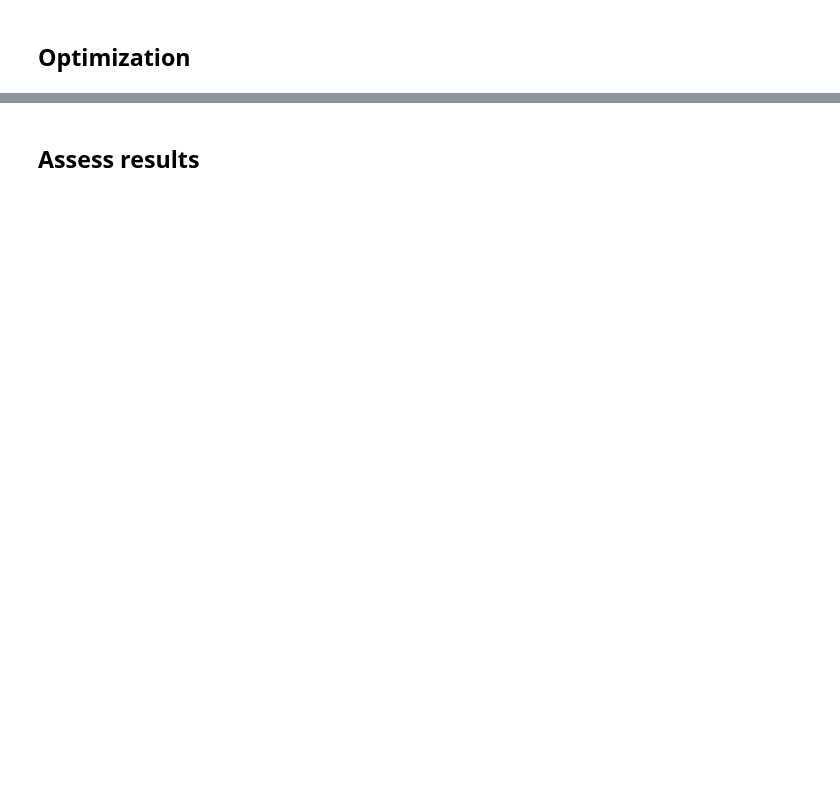
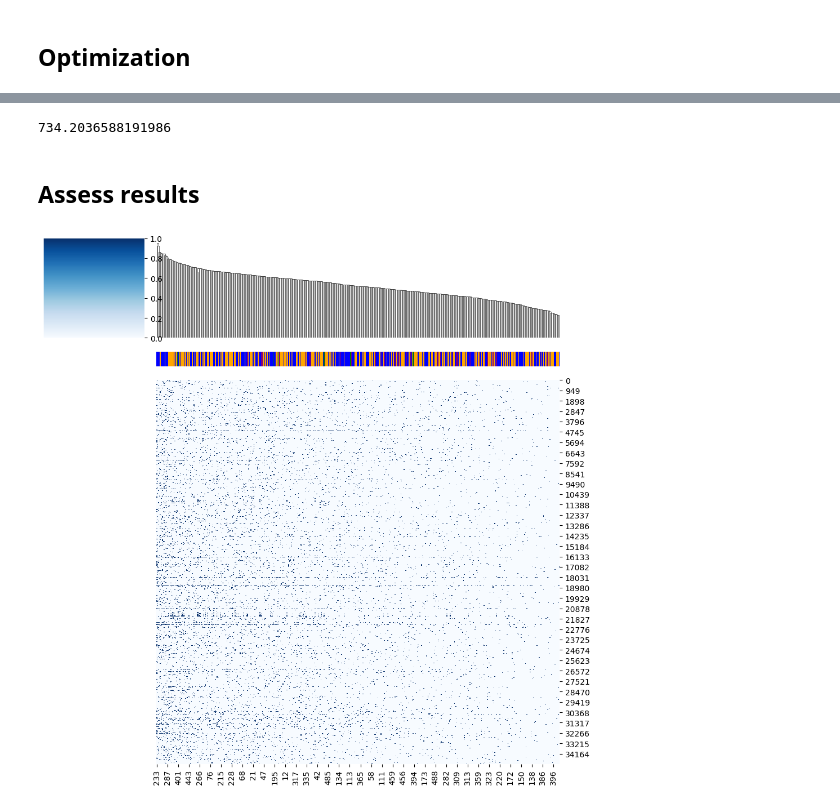
Before and after one commit to elena-buscaroli/snv_caller, a Jupyter notebook: binomial_lik/model_test.ipynb, the cells around one changed output, grey strips where cells are left out. Saved outputs shown, nothing was run; the diff lists cells and outputs as text; code cells hidden in the pictures; blank space fills up the shorter version.

```diff
--- a/binomial_lik/model_test.ipynb
+++ b/binomial_lik/model_test.ipynb
@@ -228,4 +160,4 @@ import numpy as np
 from torch.autograd.functional import hessian  # compute the hessian matrix
 # from scipy.special import gammaln  # to compute the binomial coefficient
 # %%
-device = torch.device("cpu")
+device = torch.device("cuda")
@@ -308,13 +262,32 @@ Epoch 0: Loss = -82138.781
 # %%
-# 2m 46.8s GPU (device = mps) with 100 mutations
-# 22.8s CPU with 100 mutations
+# 166s GPU (device = mps) with 100 mutations -> mac OS
+# 22.8s CPU with 100 mutations -> mac OS
+# 118s GPU (device = cuda) with 100 mutations -> Orfeo
+end_time - start_time
+# %% [output]
+734.2036588191986
 # %% [markdown]
 ## Assess results
 # %%
 VAF = Y / D
 VAF[VAF.isnan()] = 0
-VAF = VAF[:, Z == 1]
 # %%
 import seaborn as sns
 
-sns.clustermap(VAF, row_cluster=False, cmap="Blues", col_cluster=False)
+sns.clustermap(VAF.cpu(), col_colors=[color_map[i] for i in clone_ids], col_cluster=True, row_cluster=False, cmap="Blues")
+
+# leaf_order = dendro["leaves"]
+# groupings_ordered = np.array(clone_ids)[leaf_order]
+
+# ax = plt.gca()
+# xlbls = ax.get_xmajorticklabels()
+# for lbl, group in zip(xlbls, groupings_ordered):
+#     lbl.set_color(color_map[group])
+
+# legend_elements = [Patch(facecolor=color_map[g], label=f'Clone {g}') for g in unique_groups]
+
+# plt.legend(handles=legend_elements, loc='upper right', bbox_to_anchor=(1.2, 1))
+plt.tight_layout()
+plt.show()
+# %% [output]
+[figure, added]
```
Also changed, not shown: parts of 21 cells of this notebook, 2 other files.
